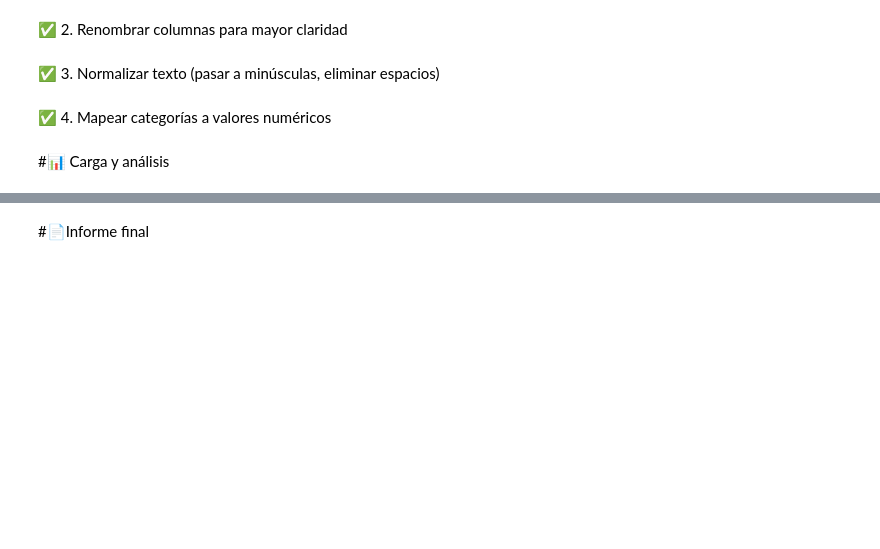
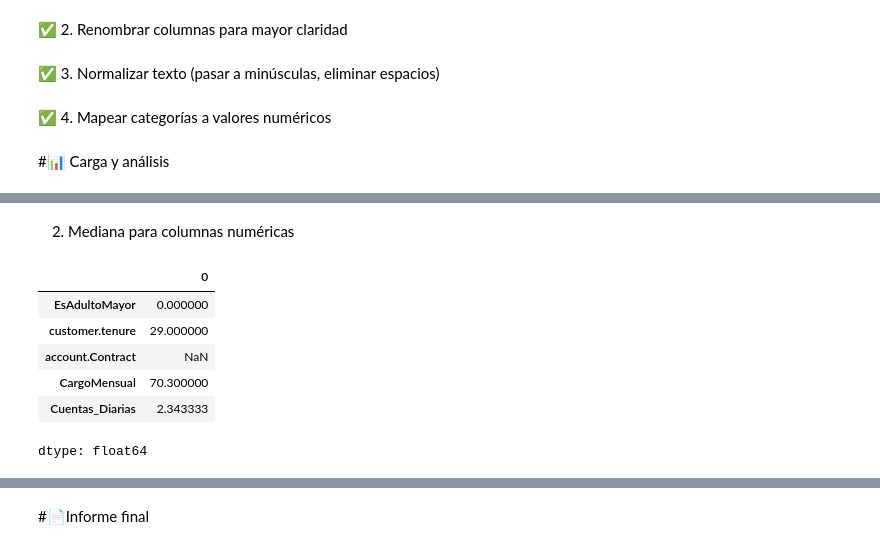
Before and after one commit to adrian-pieroni/challenge2-data-science-LATAM, a Jupyter notebook: challenge2_data_science_LATAM.ipynb, the cells around one changed output, grey strips where cells are left out. Saved outputs shown, nothing was run; the diff lists cells and outputs as text; code cells hidden in the pictures; blank space fills up the shorter version.

```diff
--- a/challenge2_data_science_LATAM.ipynb
+++ b/challenge2_data_science_LATAM.ipynb
@@ -1830,0 +1843,12 @@ df_limpio['account.Contract'] = df_limpio['account.Contract'].map({
+# %% [markdown]
+2. Mediana para columnas numéricas
+# %%
+df_limpio.median(numeric_only=True)
+# %% [output]
+|  | 0 |
+| EsAdultoMayor | 0.000000 |
+| customer.tenure | 29.000000 |
+| account.Contract | NaN |
+| CargoMensual | 70.300000 |
+| Cuentas_Diarias | 2.343333 |
+dtype: float64
```
Also changed, not shown: parts of 6 cells of this notebook.
